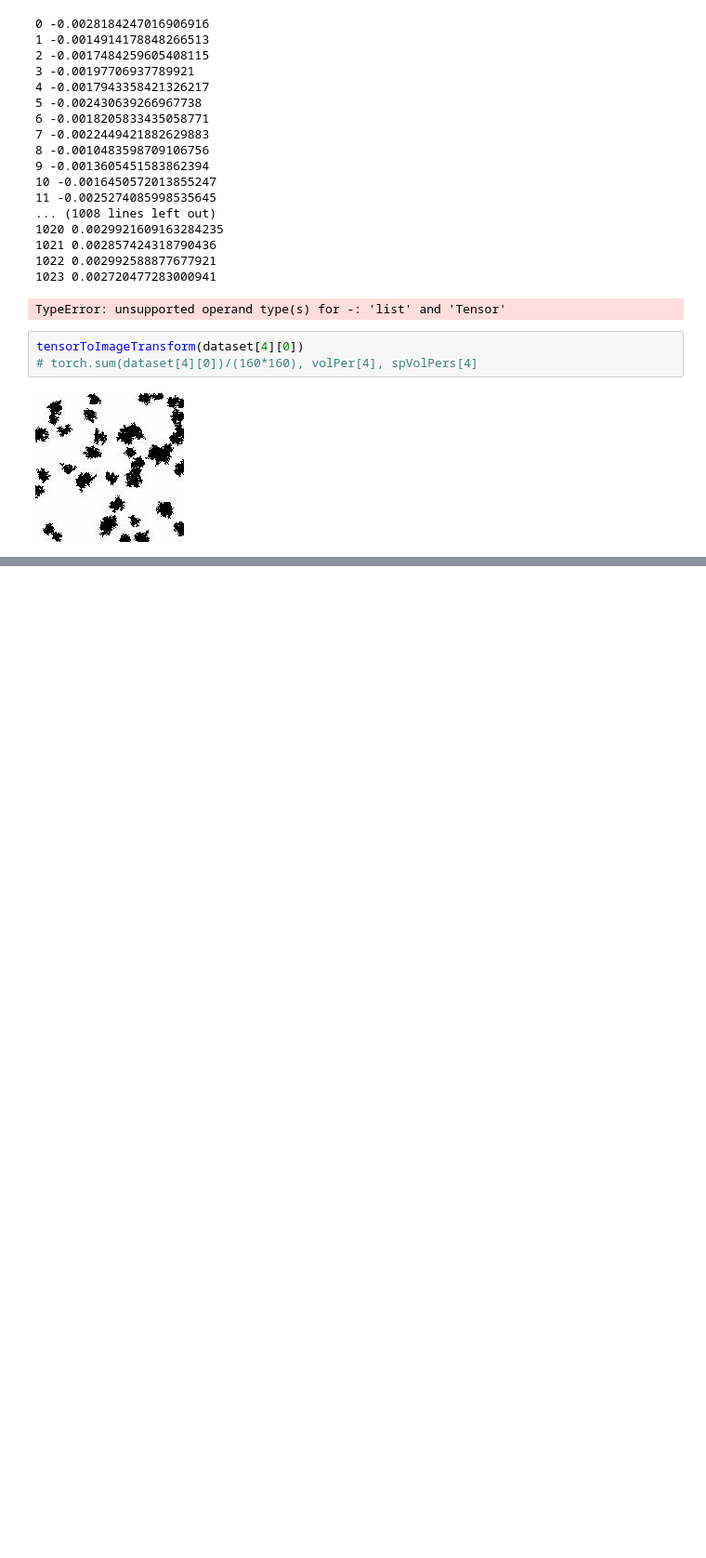
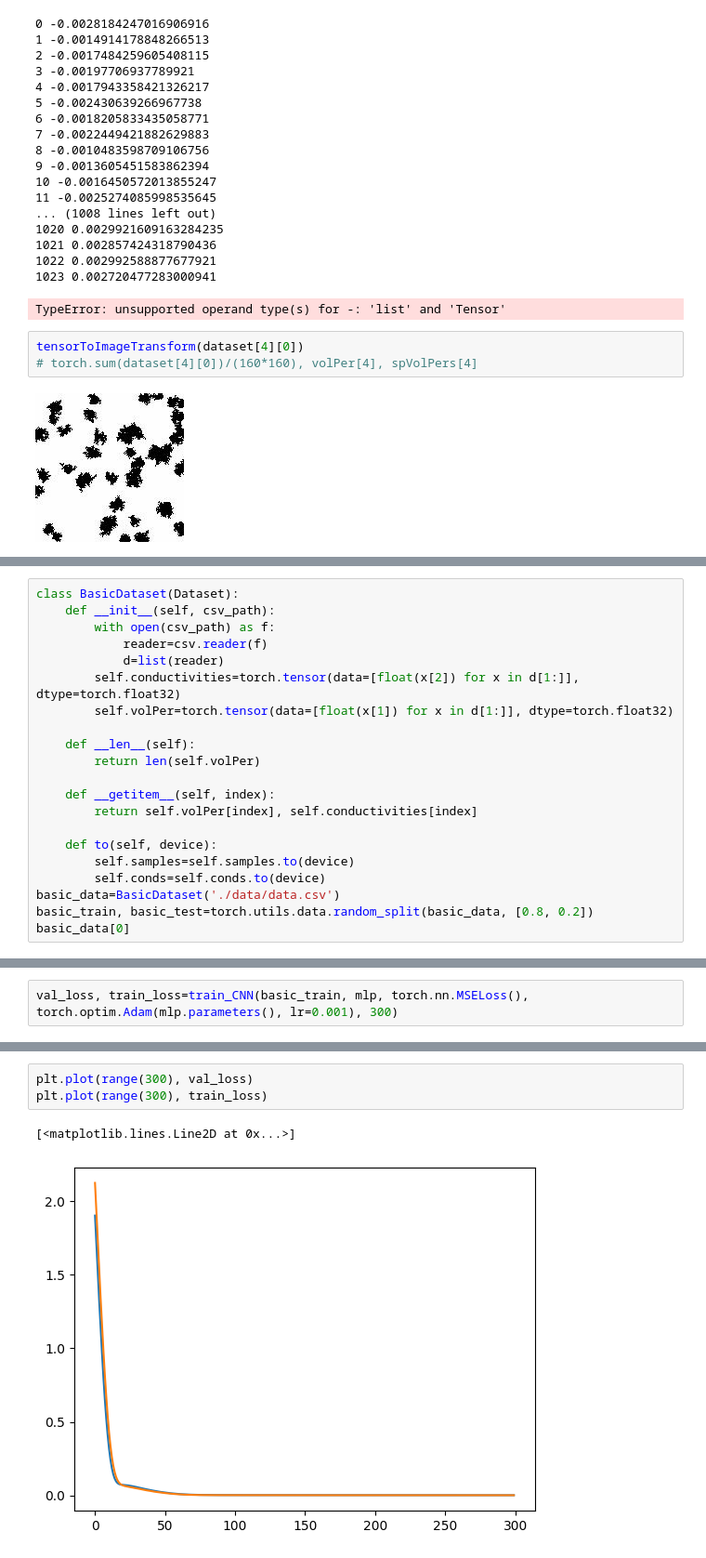
Before and after one commit to AadiDev005/Paraffin-EG-Model, a Jupyter notebook: CNN.ipynb, the cells around one changed output, grey strips where cells are left out. Shown at 93% size. Cells and saved outputs as stored; diff of their text form; blank space fills up the shorter version.

```diff
--- a/CNN.ipynb
+++ b/CNN.ipynb
@@ -255,0 +336,21 @@ tensorToImageTransform(dataset[4][0])
+# %%
+class BasicDataset(Dataset):
+    def __init__(self, csv_path):
+        with open(csv_path) as f:
+            reader=csv.reader(f)
+            d=list(reader)
+        self.conductivities=torch.tensor(data=[float(x[2]) for x in d[1:]], dtype=torch.float32)
+        self.volPer=torch.tensor(data=[float(x[1]) for x in d[1:]], dtype=torch.float32)
+
+    def __len__(self):
+        return len(self.volPer)
+
+    def __getitem__(self, index):
+        return self.volPer[index], self.conductivities[index]
+
+    def to(self, device):
+        self.samples=self.samples.to(device)
+        self.conds=self.conds.to(device)
+basic_data=BasicDataset('./data/data.csv')
+basic_train, basic_test=torch.utils.data.random_split(basic_data, [0.8, 0.2])
+basic_data[0]
@@ -255,0 +359,2 @@ tensorToImageTransform(dataset[4][0])
+# %%
+val_loss, train_loss=train_CNN(basic_train, mlp, torch.nn.MSELoss(), torch.optim.Adam(mlp.parameters(), lr=0.001), 300)
@@ -255,0 +379,6 @@ tensorToImageTransform(dataset[4][0])
+# %%
+plt.plot(range(300), val_loss)
+plt.plot(range(300), train_loss)
+# %% [output]
+[<matplotlib.lines.Line2D at 0x...>]
+[figure, added]
```
Also changed, not shown: parts of 19 cells of this notebook.
